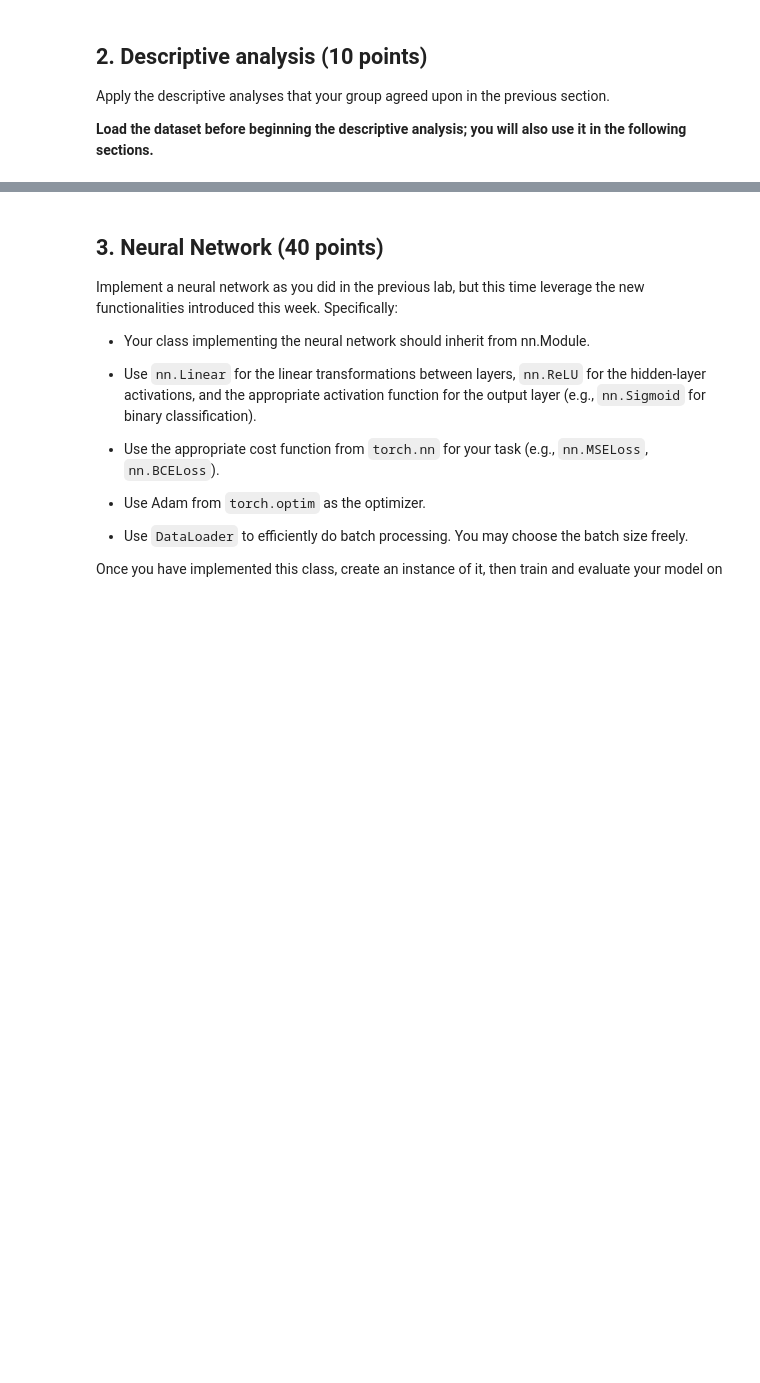
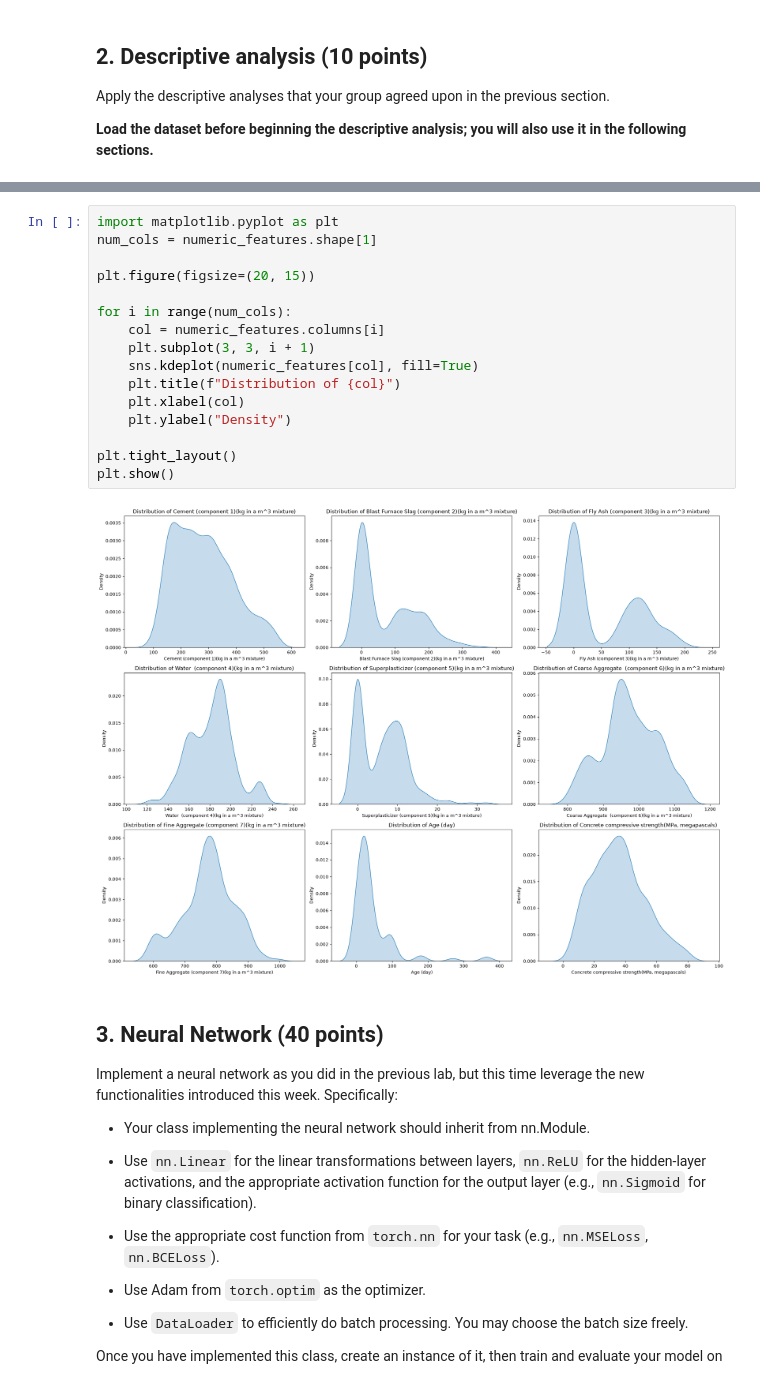
Before and after one commit to james-torgerson/ds4021_lab05, a Jupyter notebook: 05-neural-networks-real-data.ipynb, the cells around one changed output, grey strips where cells are left out. Cells and saved outputs as stored; diff of their text form; blank space fills up the shorter version.

```diff
--- a/05-neural-networks-real-data.ipynb
+++ b/05-neural-networks-real-data.ipynb
@@ -66,3 +159,21 @@ Apply the descriptive analyses that your group agreed upon in the previous secti
+# %%
+import matplotlib.pyplot as plt
+num_cols = numeric_features.shape[1]
+
+plt.figure(figsize=(20, 15))
+
+for i in range(num_cols):
+    col = numeric_features.columns[i]
+    plt.subplot(3, 3, i + 1)
+    sns.kdeplot(numeric_features[col], fill=True)
+    plt.title(f"Distribution of {col}")
+    plt.xlabel(col)
+    plt.ylabel("Density")
+
+plt.tight_layout()
+plt.show()
+# %% [output]
+[figure, added]
 # %% [markdown]
 ## 3. Neural Network (40 points)
 
```
Also changed, not shown: parts of 6 cells of this notebook.
